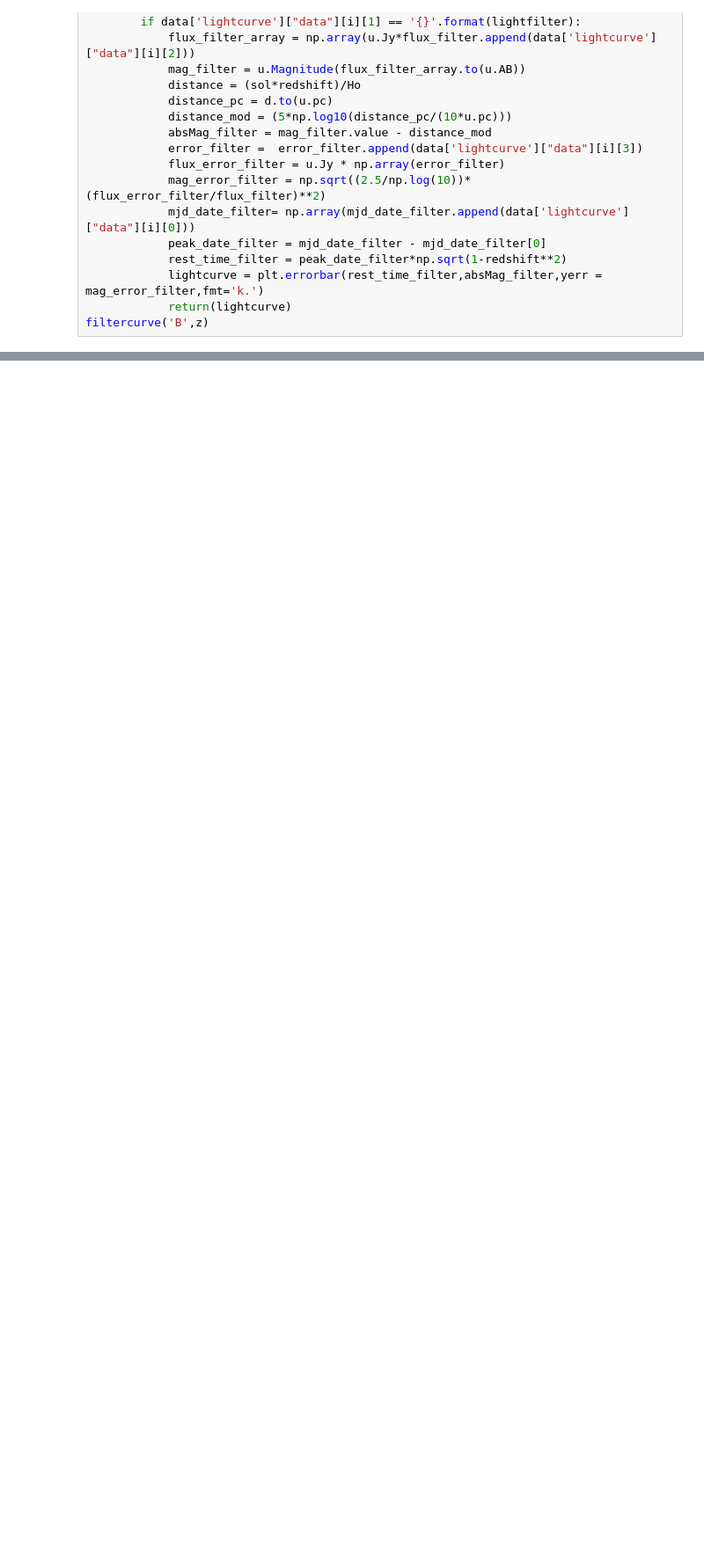
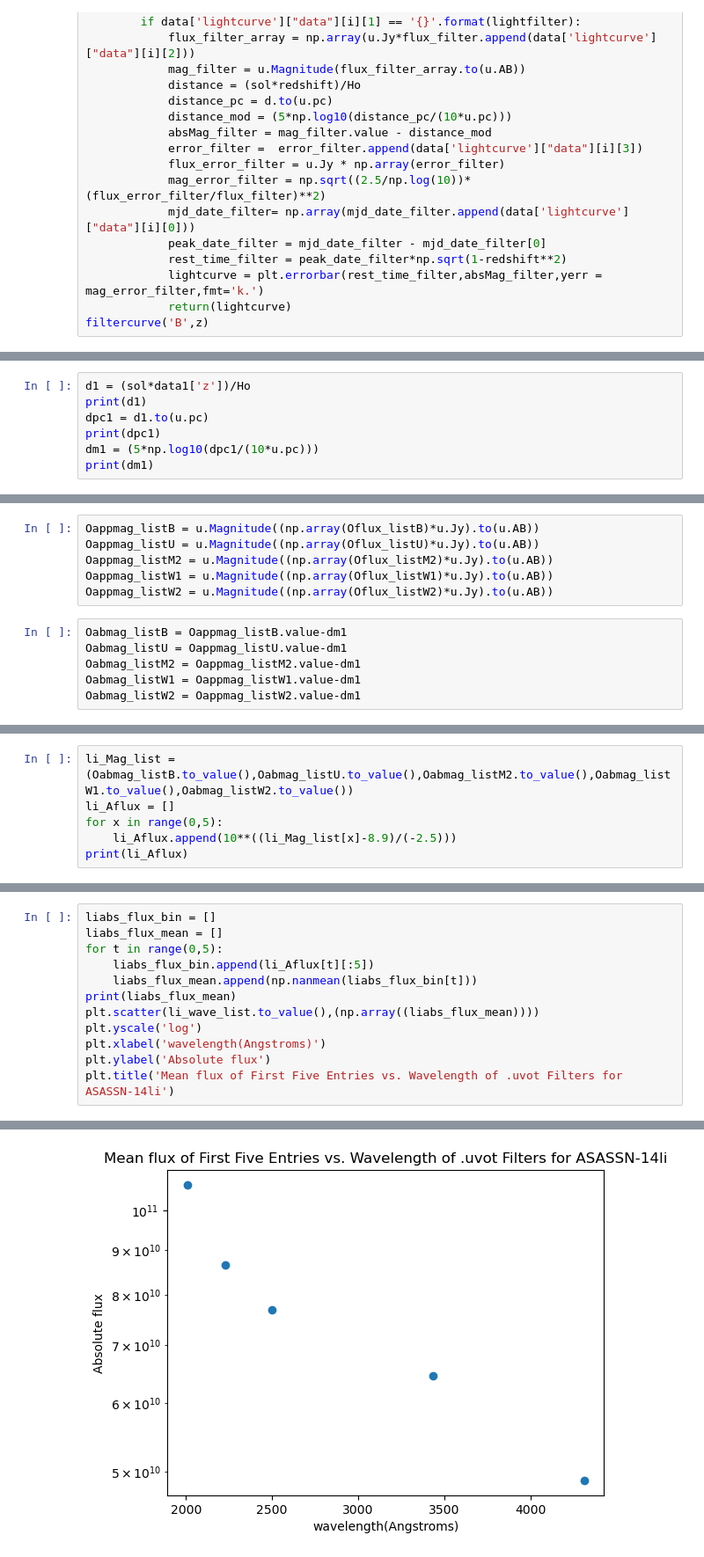
Before and after one commit to Seti-Norris/SASP-TDE, a Jupyter notebook: SASP-TDE.ipynb, the cells around one changed output, grey strips where cells are left out. Shown at 88% size. Saved outputs shown, nothing was run; the diff lists cells and outputs as text; blank space fills up the shorter version.

```diff
--- a/SASP-TDE.ipynb
+++ b/SASP-TDE.ipynb
@@ -714,0 +869,7 @@ filtercurve('B',z)
+# %%
+d1 = (sol*data1['z'])/Ho
+print(d1)
+dpc1 = d1.to(u.pc)
+print(dpc1)
+dm1 = (5*np.log10(dpc1/(10*u.pc)))
+print(dm1)
@@ -714,0 +880,12 @@ filtercurve('B',z)
+# %%
+Oappmag_listB = u.Magnitude((np.array(Oflux_listB)*u.Jy).to(u.AB))
+Oappmag_listU = u.Magnitude((np.array(Oflux_listU)*u.Jy).to(u.AB))
+Oappmag_listM2 = u.Magnitude((np.array(Oflux_listM2)*u.Jy).to(u.AB))
+Oappmag_listW1 = u.Magnitude((np.array(Oflux_listW1)*u.Jy).to(u.AB))
+Oappmag_listW2 = u.Magnitude((np.array(Oflux_listW2)*u.Jy).to(u.AB))
+# %%
+Oabmag_listB = Oappmag_listB.value-dm1
+Oabmag_listU = Oappmag_listU.value-dm1
+Oabmag_listM2 = Oappmag_listM2.value-dm1
+Oabmag_listW1 = Oappmag_listW1.value-dm1
+Oabmag_listW2 = Oappmag_listW2.value-dm1
@@ -714,0 +900,6 @@ filtercurve('B',z)
+# %%
+li_Mag_list = (Oabmag_listB.to_value(),Oabmag_listU.to_value(),Oabmag_listM2.to_value(),Oabmag_listW1.to_value(),Oabmag_listW2.to_value())
+li_Aflux = []
+for x in range(0,5):
+    li_Aflux.append(10**((li_Mag_list[x]-8.9)/(-2.5)))
+print(li_Aflux)
@@ -714,0 +924,13 @@ filtercurve('B',z)
+# %%
+liabs_flux_bin = []
+liabs_flux_mean = []
+for t in range(0,5):
+    liabs_flux_bin.append(li_Aflux[t][:5])
+    liabs_flux_mean.append(np.nanmean(liabs_flux_bin[t]))
+print(liabs_flux_mean)
+plt.scatter(li_wave_list.to_value(),(np.array((liabs_flux_mean))))
+plt.yscale('log')
+plt.xlabel('wavelength(Angstroms)')
+plt.ylabel('Absolute flux')
+plt.title('Mean flux of First Five Entries vs. Wavelength of .uvot Filters for ASASSN-14li')
+# %% [output]
@@ -714,0 +939 @@ filtercurve('B',z)
+[figure, added]
```
Also changed, not shown: parts of 43 cells of this notebook, 2 other files.
